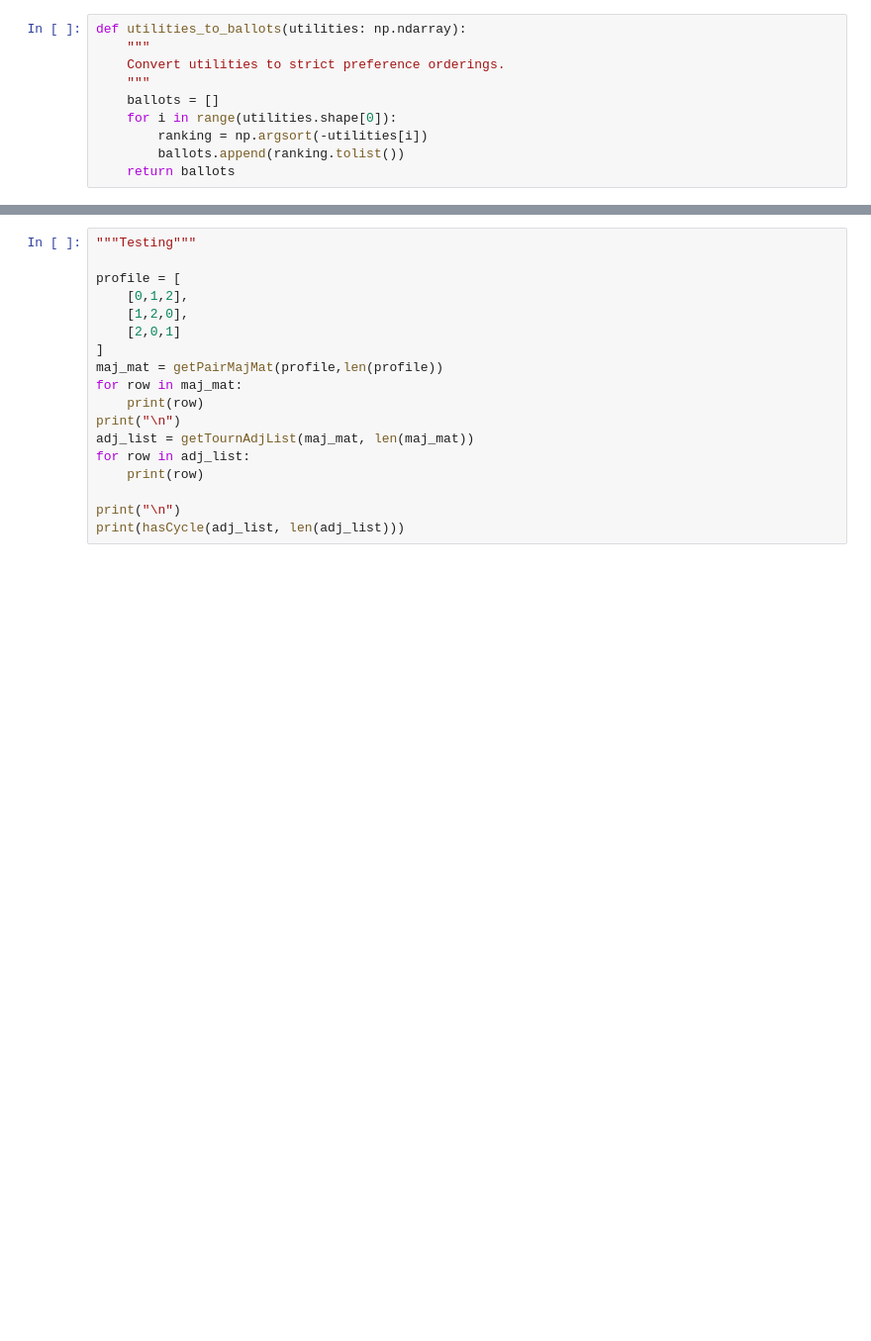
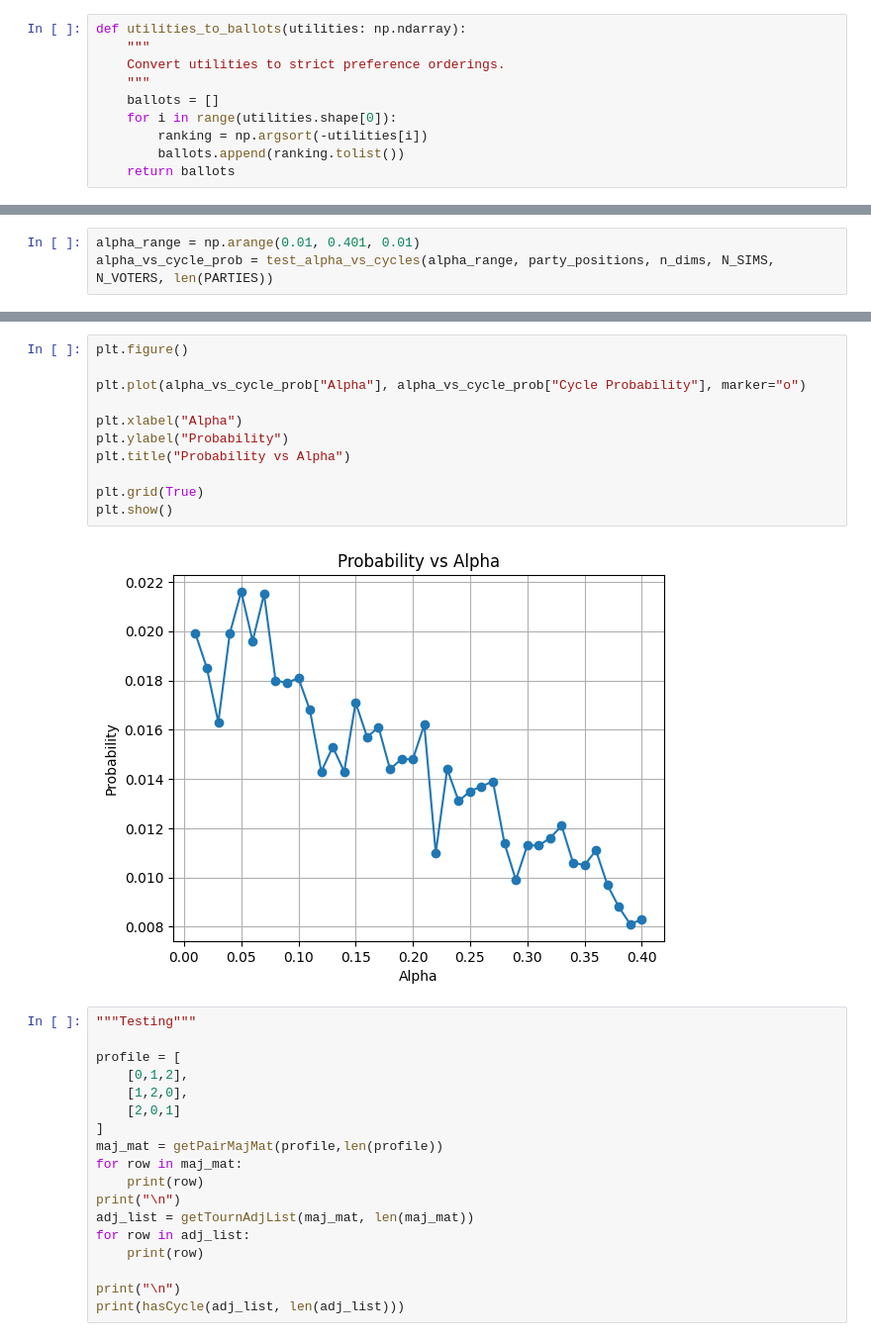
Before and after one commit to DuncanHallum/Social_Choice_Theory_Modelling_v2, a Jupyter notebook: analysis/condorcet_cycle_analysis.ipynb, the cells around one changed output, grey strips where cells are left out. Shown at 99% size. Saved outputs shown, nothing was run; the diff lists cells and outputs as text; blank space fills up the shorter version.

```diff
--- a/analysis/condorcet_cycle_analysis.ipynb
+++ b/analysis/condorcet_cycle_analysis.ipynb
@@ -321,0 +393,3 @@ Probability ≈ 0.002
+# %%
+alpha_range = np.arange(0.01, 0.401, 0.01)
+alpha_vs_cycle_prob = test_alpha_vs_cycles(alpha_range, party_positions, n_dims, N_SIMS, N_VOTERS, len(PARTIES))
@@ -322,3 +414,16 @@ Probability ≈ 0.002
+# %%
+plt.figure()
+
+plt.plot(alpha_vs_cycle_prob["Alpha"], alpha_vs_cycle_prob["Cycle Probability"], marker="o")
+
+plt.xlabel("Alpha")
+plt.ylabel("Probability")
+plt.title("Probability vs Alpha")
+
+plt.grid(True)
+plt.show()
+# %% [output]
+[figure, added]
 # %%
 """Testing"""
 
```
Also changed, not shown: parts of 19 cells of this notebook.
